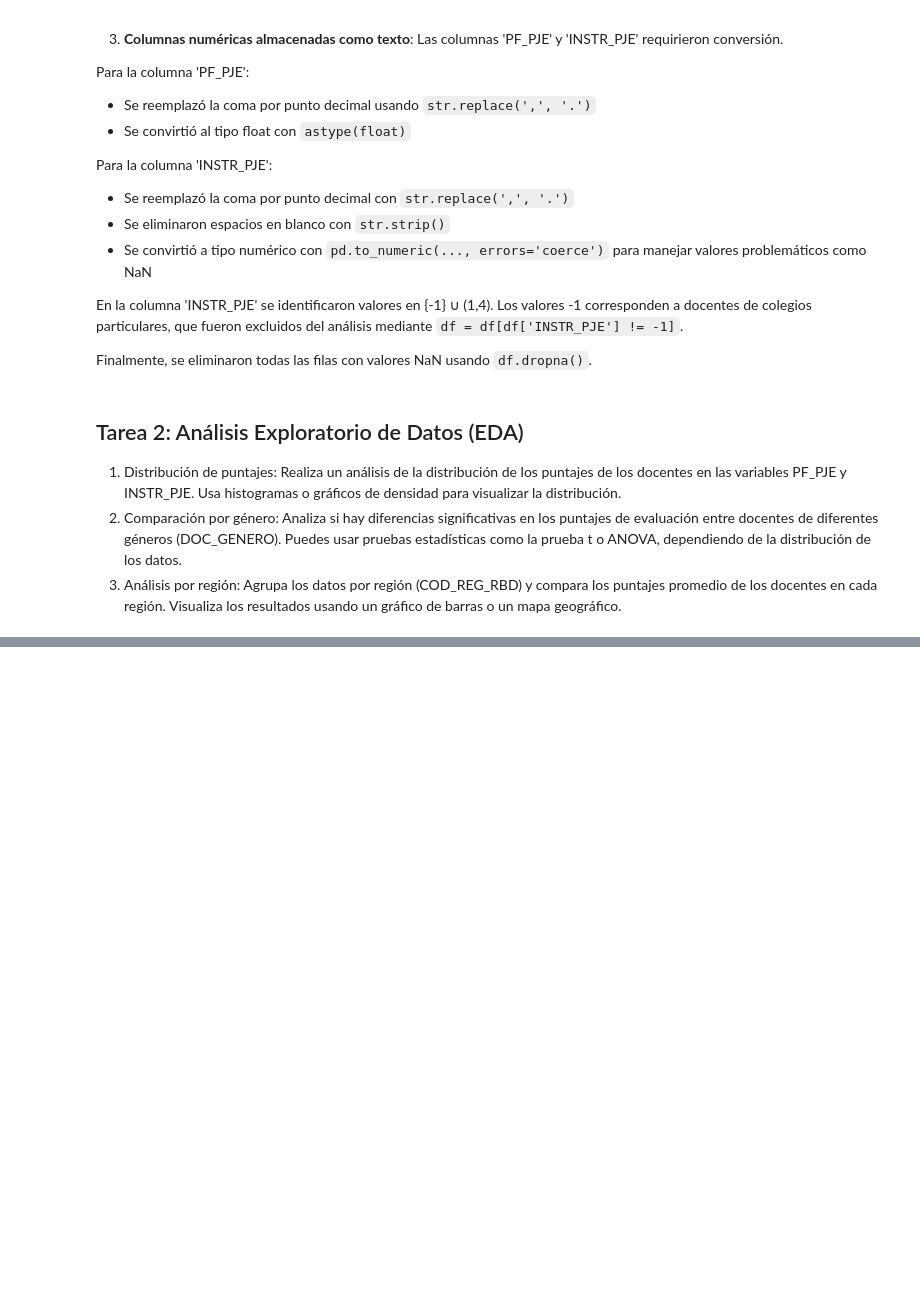
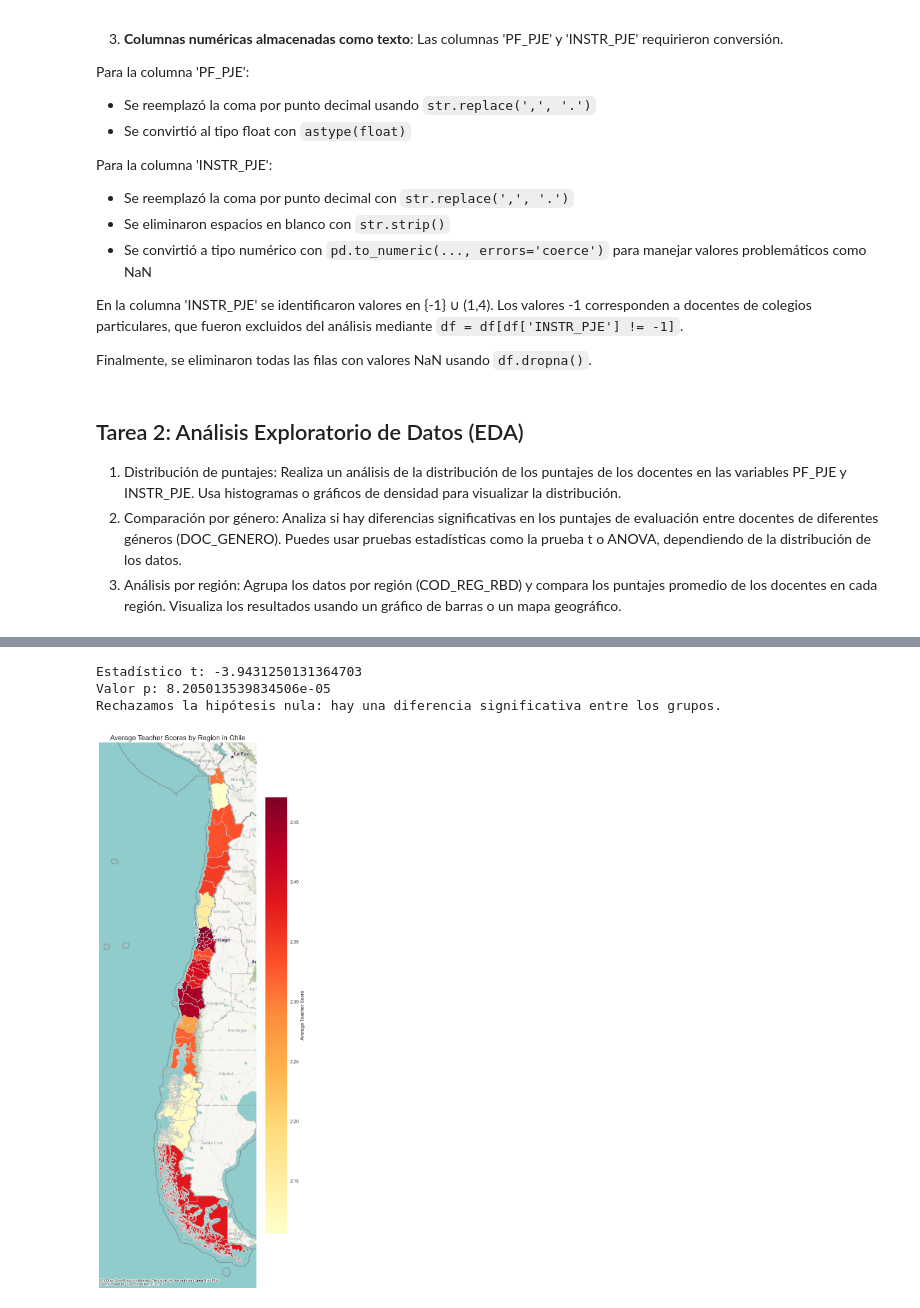
Before and after one commit to PalomoMT/Docentes, a Jupyter notebook: Analisis.ipynb, the cells around one changed output, grey strips where cells are left out. Saved outputs shown, nothing was run; the diff lists cells and outputs as text; code cells hidden in the pictures; blank space fills up the shorter version.

```diff
--- a/Analisis.ipynb
+++ b/Analisis.ipynb
@@ -134,0 +181,52 @@ plt.show()
+# %%
+df_genero_1 = df[df['DOC_GENERO'] == 1]['PF_PJE']
+df_genero_2 = df[df['DOC_GENERO'] == 2]['PF_PJE']
+
+t_statistic,p_value = ttest_ind(df_genero_1,df_genero_2)
+
+print(f"Estadístico t: {t_statistic}")
+print(f"Valor p: {p_value}")
+
+if p_value < 0.05:
+    print("Rechazamos la hipótesis nula: hay una diferencia significativa entre los grupos.")
+else:
+    print("No rechazamos la hipótesis nula: no hay una diferencia significativa entre los grupos.")
+
+del df_genero_1, df_genero_2
+# %% [output]
+Estadístico t: -3.9431250131364703
+Valor p: 8.205013539834506e-05
+Rechazamos la hipótesis nula: hay una diferencia significativa entre los grupos.
+# %%
+# Load the shapefile of Chilean communes
+# You may need to download this file or use a different path
+chile_region = gpd.read_file('Mapa_chile/gadm41_CHL_2.shp')
+
+# Calculate average teacher score by commune
+region_scores = df.groupby('NOM_REG')['PF_PJE'].mean().reset_index()
+
+# Merge geographical data with score data
+chile_map_reg = chile_region.merge(region_scores, left_on='NAME_1', right_on='NOM_REG', how='left')
+del chile_region, region_scores
+
+chile_map_reg.drop(47, inplace = True)
+# Create the map
+df_aux_1 = chile_map_reg.to_crs(epsg=3857)
+fig, ax = plt.subplots(1, 1, figsize=(15, 18))
+ax = df_aux_1.plot(column='PF_PJE', kind='geo', cmap='YlOrRd', linewidth=0.8, edgecolor='.8', ax=ax, legend=True, missing_kwds={'color': 'lightgrey'},
+               legend_kwds={'label': 'Average Teacher Score', 'orientation': 'vertical', 'shrink': 0.8, 'pad': 0.02})
+
+# ax = df_aux.plot(column='PF_PJE', kind = 'geo', cmap='YlOrRd', linewidth=0.8, edgecolor='.8', ax=ax, legend=True, missing_kwds={'color': 'lightgrey'},
+            #    legend_kwds={'label': 'Average Teacher Score', 'orientation': 'horizontal'})
+
+# Remove axis
+ax.axis('off')
+
+# Add a title
+plt.title('Average Teacher Scores by Region in Chile', fontsize=16)
+# Add background map
+cx.add_basemap(ax)
+plt.tight_layout()
+plt.show()
+# %% [output]
+[figure, added]
```
Also changed, not shown: parts of 11 cells of this notebook, 7 other files.
